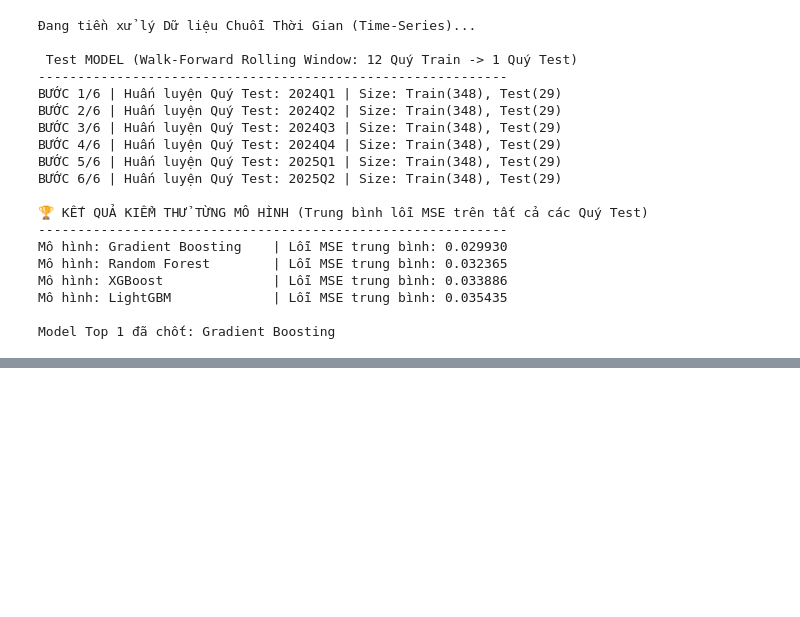
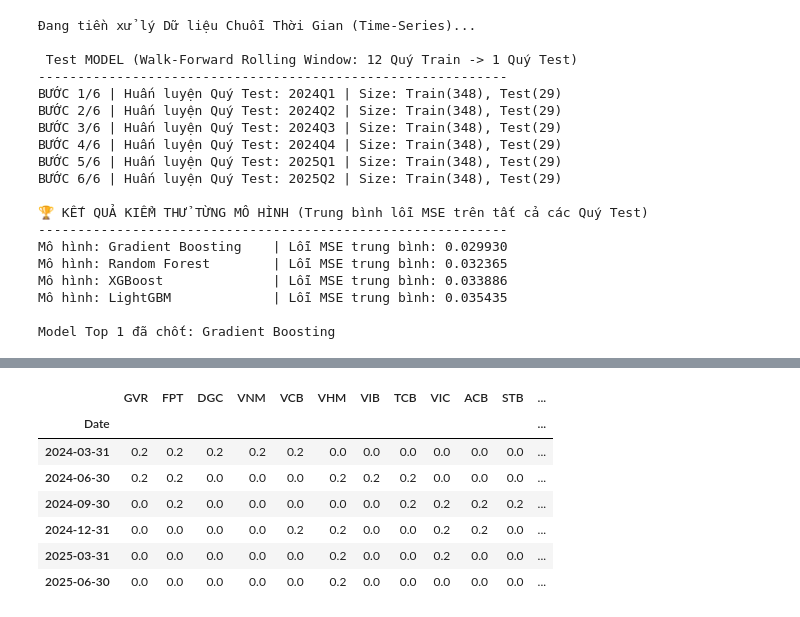
Before and after one commit to nguyentobinh12x5/Finance-Analyst-Agent, a Jupyter notebook: FinRL.ipynb, the cells around one changed output, grey strips where cells are left out. Drawn from its saved outputs; the diff is of its cells as text; code cells hidden in the pictures; blank space fills up the shorter version.

```diff
--- a/FinRL.ipynb
+++ b/FinRL.ipynb
@@ -184,0 +186,11 @@ display(df_so_sanh)
+# %%
+weights_matrix
+# %% [output]
+|  | GVR | FPT | DGC | VNM | VCB | VHM | VIB | TCB | VIC | ACB | STB | ... |
+| Date |  |  |  |  |  |  |  |  |  |  |  | ... |
+| 2024-03-31 | 0.2 | 0.2 | 0.2 | 0.2 | 0.2 | 0.0 | 0.0 | 0.0 | 0.0 | 0.0 | 0.0 | ... |
+| 2024-06-30 | 0.2 | 0.2 | 0.0 | 0.0 | 0.0 | 0.2 | 0.2 | 0.2 | 0.0 | 0.0 | 0.0 | ... |
+| 2024-09-30 | 0.0 | 0.2 | 0.0 | 0.0 | 0.0 | 0.0 | 0.0 | 0.2 | 0.2 | 0.2 | 0.2 | ... |
+| 2024-12-31 | 0.0 | 0.0 | 0.0 | 0.0 | 0.2 | 0.2 | 0.0 | 0.0 | 0.2 | 0.2 | 0.0 | ... |
+| 2025-03-31 | 0.0 | 0.0 | 0.0 | 0.0 | 0.0 | 0.2 | 0.0 | 0.0 | 0.2 | 0.0 | 0.0 | ... |
+| 2025-06-30 | 0.0 | 0.0 | 0.0 | 0.0 | 0.0 | 0.2 | 0.0 | 0.0 | 0.0 | 0.0 | 0.0 | ... |
```
Also changed, not shown: parts of 5 cells of this notebook, 2 other files.
